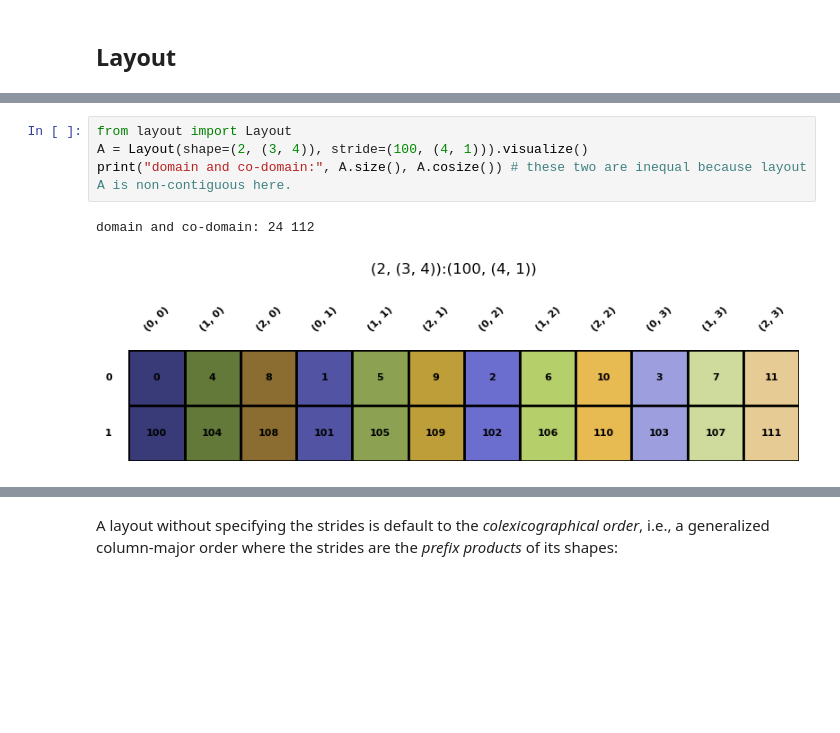
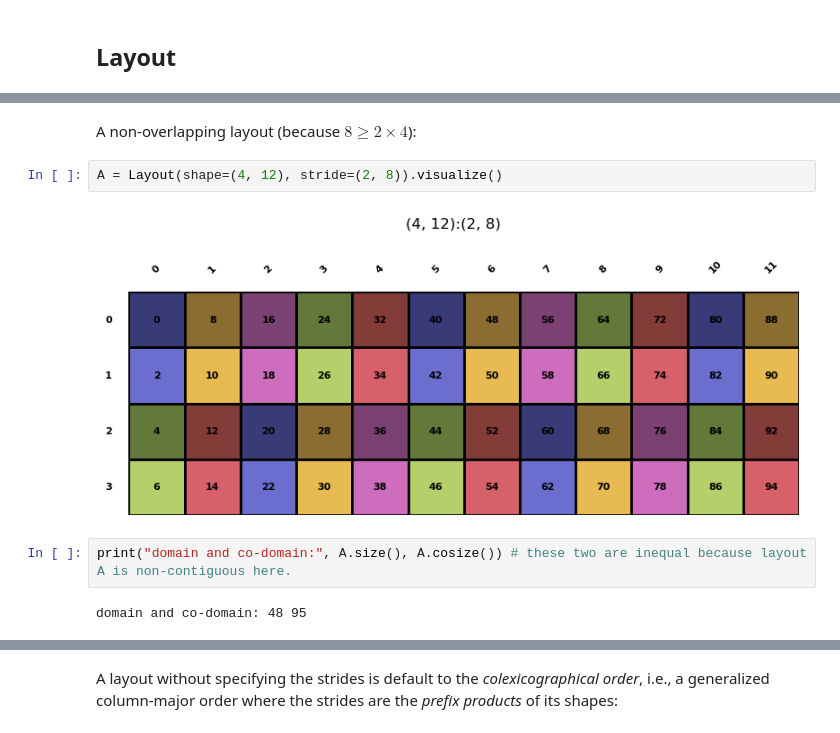
Before and after one commit to w32zhong/simp-intelligence, a Jupyter notebook: simp_intelligence/math/layout_basics.ipynb, the cells around one changed output, grey strips where cells are left out. Drawn from its saved outputs; the diff is of its cells as text; blank space fills up the shorter version.

Commit message:
refine layout_basics.ipynb

```diff
--- a/simp_intelligence/math/layout_basics.ipynb
+++ b/simp_intelligence/math/layout_basics.ipynb
@@ -19,7 +20,10 @@ In these programs, we use `shape` and `stride` to name $s$ and $d$, besides, a l
+# %% [markdown]
+A non-overlapping layout (because $8 \ge 2 \times 4$):
 # %%
-from layout import Layout
-A = Layout(shape=(2, (3, 4)), stride=(100, (4, 1))).visualize()
-print("domain and co-domain:", A.size(), A.cosize()) # these two are inequal because layout A is non-contiguous here.
+A = Layout(shape=(4, 12), stride=(2, 8)).visualize()
 # %% [output]
-domain and co-domain: 24 112
-[figure, old version]
+[figure, new version]
+# %%
+print("domain and co-domain:", A.size(), A.cosize()) # these two are inequal because layout A is non-contiguous here.
+# %% [output]
+domain and co-domain: 48 95
```
Also changed, not shown: parts of 8 cells of this notebook.
